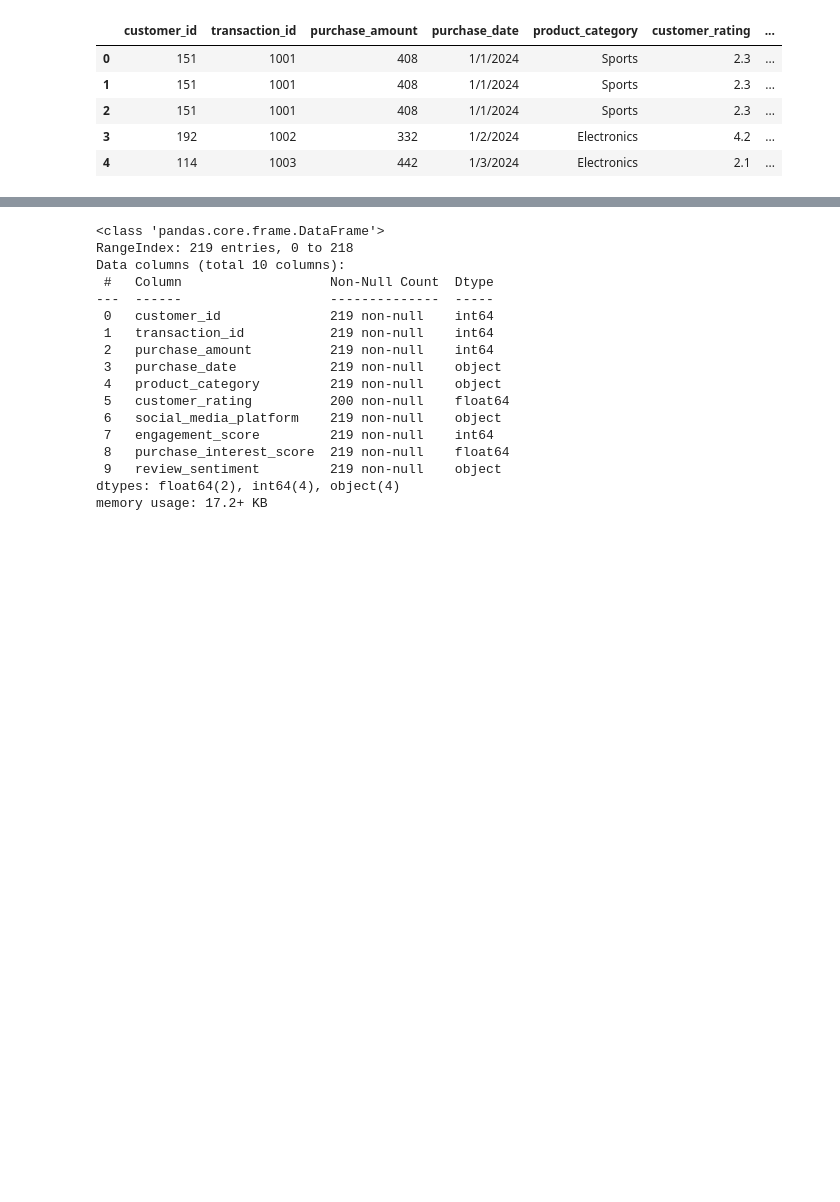
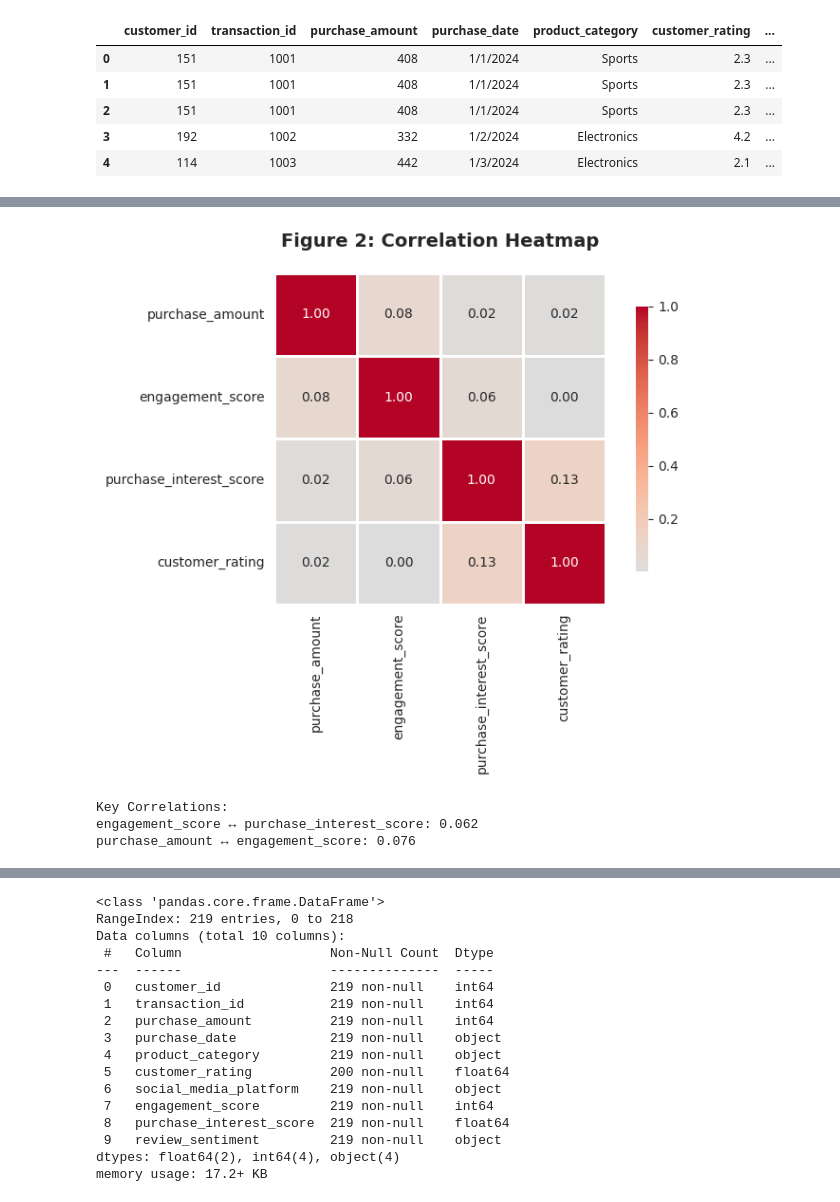
Before and after one commit to Emmanuel-kwizera/ML-Pipeline-formative-2, a Jupyter notebook: notebooks/data_merge.ipynb, the cells around one changed output, grey strips where cells are left out. Saved outputs shown, nothing was run; the diff lists cells and outputs as text; code cells hidden in the pictures; blank space fills up the shorter version.

```diff
--- a/notebooks/data_merge.ipynb
+++ b/notebooks/data_merge.ipynb
@@ -33,0 +64,26 @@ merged_df.head(5)
+# %%
+
+# ============================================================================
+# FIGURE 2: Correlation Heatmap
+# ============================================================================
+# Select numeric columns for correlation
+numeric_cols = ['purchase_amount', 'engagement_score', 'purchase_interest_score', 'customer_rating']
+corr_matrix = df[numeric_cols].corr()
+
+plt.figure(figsize=(8, 6))
+sns.heatmap(corr_matrix, annot=True, fmt='.2f', cmap='coolwarm', center=0,
+            square=True, linewidths=1, cbar_kws={"shrink": 0.8},
+            xticklabels=numeric_cols, yticklabels=numeric_cols)
+plt.title('Figure 2: Correlation Heatmap', fontsize=14, fontweight='bold', pad=20)
+plt.tight_layout()
+plt.show()
+
+# Print correlation values
+print("\nKey Correlations:")
+print(f"engagement_score ↔ purchase_interest_score: {corr_matrix.loc['engagement_score', 'purchase_interest_score']:.3f}")
+print(f"purchase_amount ↔ engagement_score: {corr_matrix.loc['purchase_amount', 'engagement_score']:.3f}")
+# %% [output]
+[figure, added]
+Key Correlations:
+engagement_score ↔ purchase_interest_score: 0.062
+purchase_amount ↔ engagement_score: 0.076
```
Also changed, not shown: parts of 3 cells of this notebook, 5 other files.
